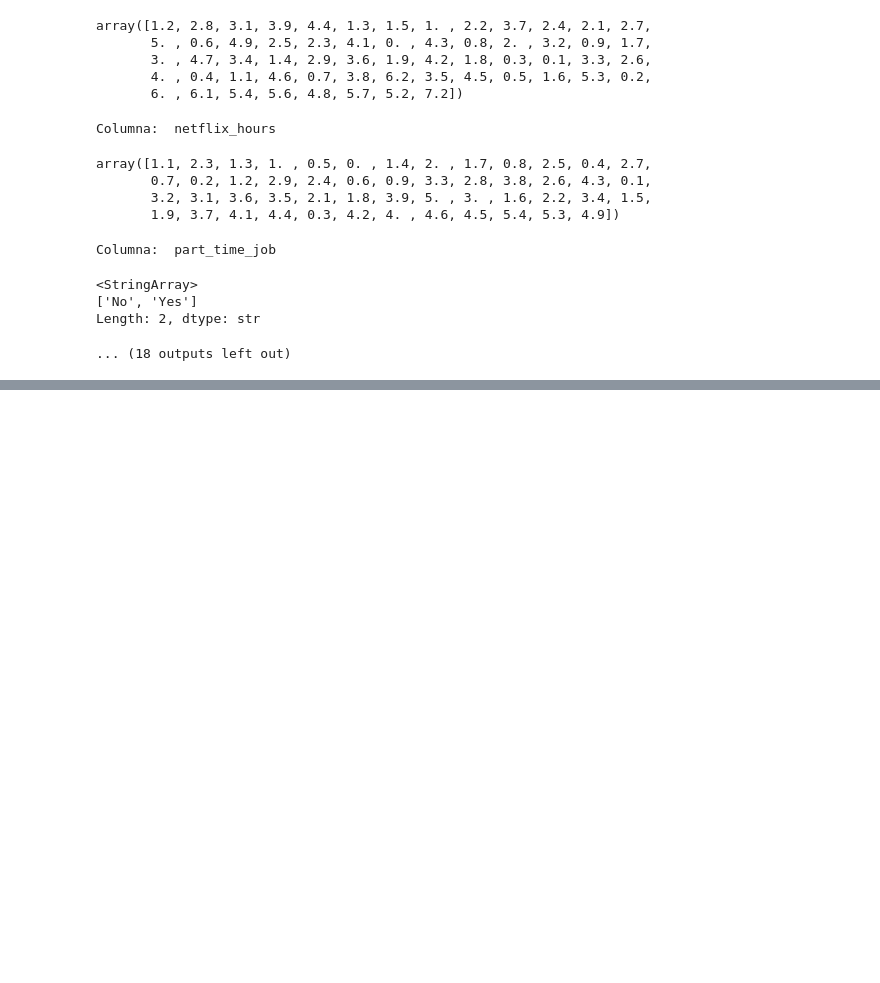
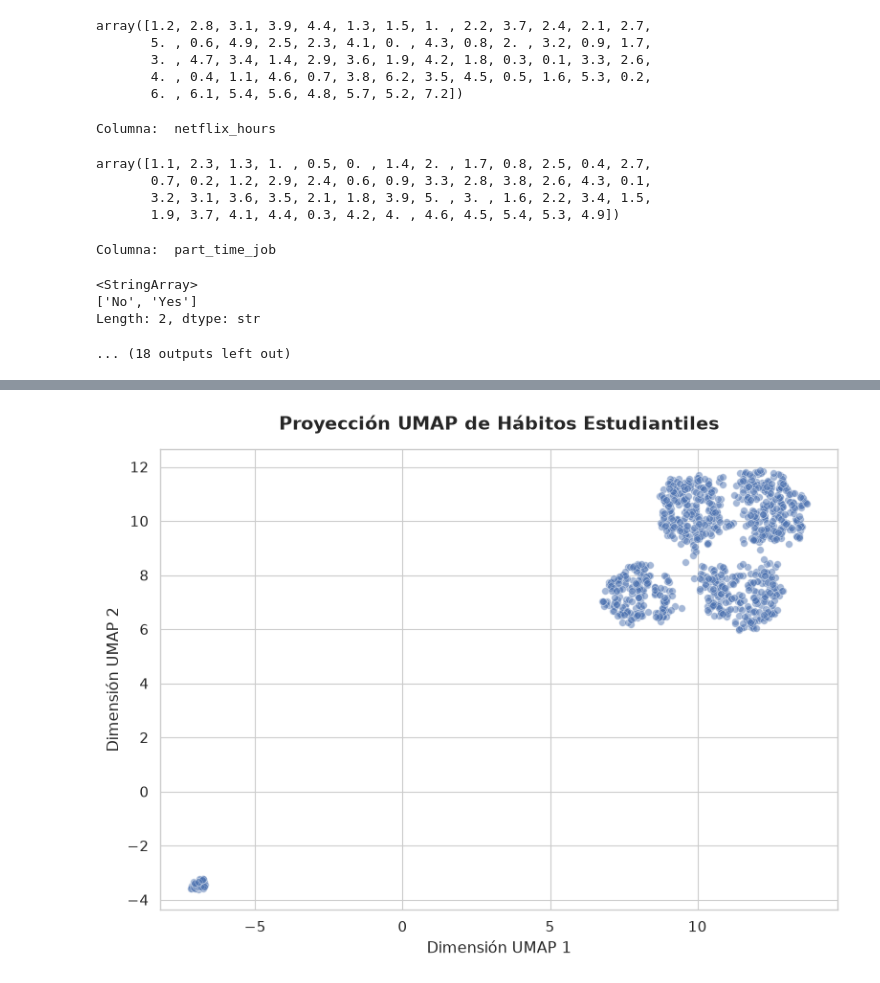
Before and after one commit to gapalfaro-cmyk/Proyecto-de-fin-de-modulo-6---Alfaro-Badillo-Cruz-Perez-Rupit, a Jupyter notebook: Modulo_VI_Equipo_15_Habits.ipynb, the cells around one changed output, grey strips where cells are left out. Drawn from its saved outputs; the diff is of its cells as text; code cells hidden in the pictures; blank space fills up the shorter version.

Commit message:
modelos de reduccion de dimensionalidad en branch pruebas

```diff
--- a/Modulo_VI_Equipo_15_Habits.ipynb
+++ b/Modulo_VI_Equipo_15_Habits.ipynb
@@ -273,0 +348,22 @@ display(df_procesado.head())
+# %%
+
+# n_neighbors (parecido a perplexity en t-SNE) y min_dist:
+# controlan qué tan "apretados" se ven los grupos
+umap_model = umap.UMAP(n_neighbors=15, min_dist=0.1, random_state=42)
+X_umap = umap_model.fit_transform(X_procesado_array)
+
+plt.figure(figsize=(8, 6))
+sns.scatterplot(
+    x=X_umap[:, 0],
+    y=X_umap[:, 1],
+    alpha=0.5,
+    s=30
+)
+plt.title('Proyección UMAP de Hábitos Estudiantiles', fontsize=14, pad=15, fontweight='bold')
+plt.xlabel('Dimensión UMAP 1')
+plt.ylabel('Dimensión UMAP 2')
+plt.tight_layout()
+
+plt.show()
+# %% [output]
+[figure, added]
```
Also changed, not shown: parts of 16 cells of this notebook, 1 other file.
